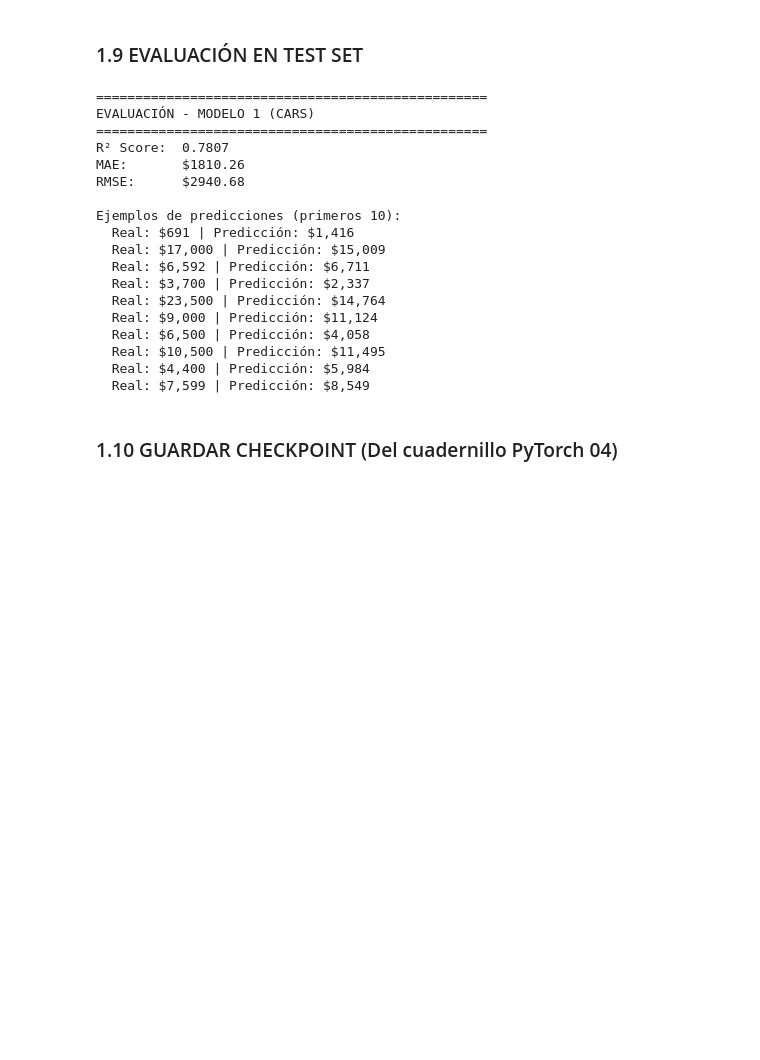
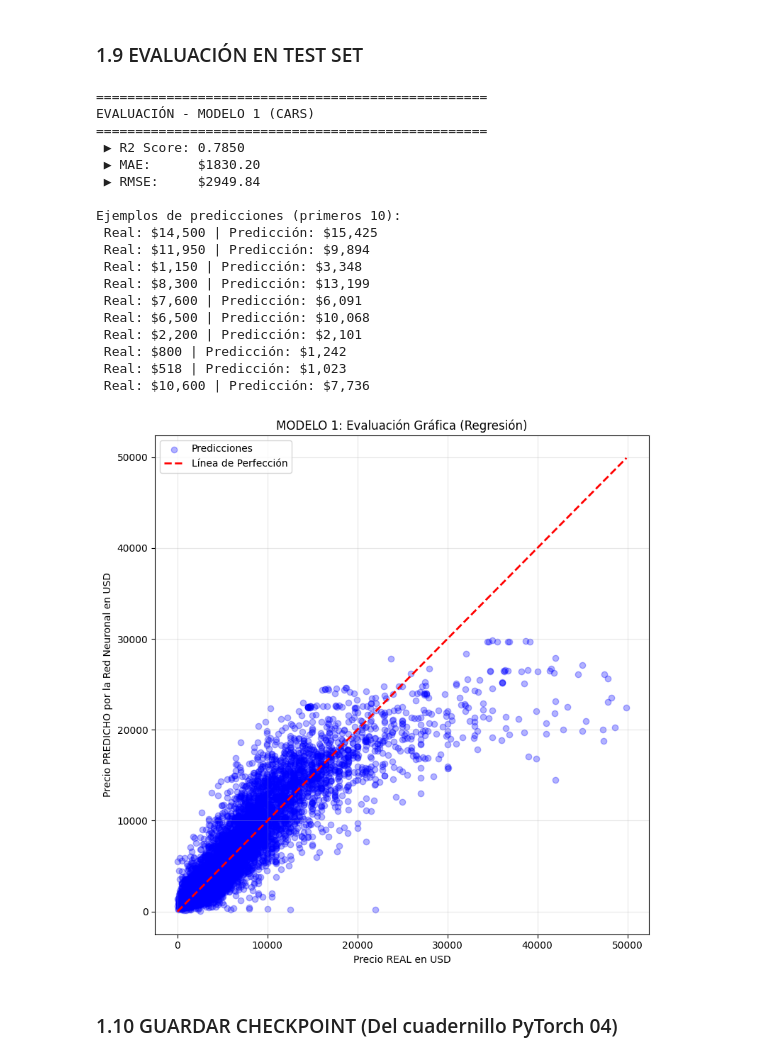
Before and after one commit to NelvaAdalit/-INTELIGENCIA-ARTIFICIAL-I-, a Jupyter notebook: Redes_Neuronales_PyTorch_3_Modelos.ipynb, the cells around one changed output. Cells and saved outputs as stored; diff of their text form; code cells hidden in the pictures; blank space fills up the shorter version.

```diff
--- a/Redes_Neuronales_PyTorch_3_Modelos.ipynb
+++ b/Redes_Neuronales_PyTorch_3_Modelos.ipynb
@@ -527,44 +554,71 @@ Pérdida final:
 # %% [markdown]
 ### 1.9 EVALUACIÓN EN TEST SET
 # %%
-# Predicciones en test set
+# ==========================================
+# 1.9 EVALUACIÓN EN TEST SET
+# ==========================================
+
+# 1. Realizar predicciones en el test set
 model_cars.eval()
 with torch.no_grad():
     y_pred_cars = model_cars(X_test_cars_t).cpu().numpy()
 
-# Métricas
+# 2. Calcular Métricas
+from sklearn.metrics import mean_absolute_error, mean_squared_error, r2_score
+import numpy as np
+
 r2_cars = r2_score(y_test_cars, y_pred_cars)
-mae_cars = np.mean(np.abs(y_test_cars - y_pred_cars.flatten()))
+mae_cars = mean_absolute_error(y_test_cars, y_pred_cars)
 rmse_cars = np.sqrt(mean_squared_error(y_test_cars, y_pred_cars))
 
 print(f"\n{'='*50}")
 print(f"EVALUACIÓN - MODELO 1 (CARS)")
 print(f"{'='*50}")
-print(f"R² Score:  {r2_cars:.4f}")
-print(f"MAE:       ${mae_cars:.2f}")
-print(f"RMSE:      ${rmse_cars:.2f}")
+print(f" ▶ R2 Score: {r2_cars:.4f}")
+print(f" ▶ MAE:      ${mae_cars:.2f}")
+print(f" ▶ RMSE:     ${rmse_cars:.2f}")
+
+# 3. Mostrar Ejemplos de predicciones (primeros 10)
 print(f"\nEjemplos de predicciones (primeros 10):")
 for i in range(min(10, len(y_test_cars))):
-    print(f"  Real: ${y_test_cars[i]:,.0f} | Predicción: ${y_pred_cars[i,0]:,.0f}")
+    print(f" Real: ${y_test_cars[i]:,.0f} | Predicción: ${y_pred_cars[i,0]:,.0f}")
+
+# 4. Gráfica de Predicciones vs Valores Reales (Modelo 1)
+plt.figure(figsize=(8, 8))
+# Graficamos los valores reales vs predichos
+plt.scatter(y_test_cars, y_pred_cars.flatten(), alpha=0.3, color='blue', label='Predicciones')
+
+# Línea ideal (donde la predicción es exactamente igual al valor real)
+max_val = max(y_test_cars.max(), y_pred_cars.max())
+plt.plot([0, max_val], [0, max_val], color='red', linestyle='--', linewidth=2, label='Línea de Perfección')
+
+plt.xlabel('Precio REAL en USD')
+plt.ylabel('Precio PREDICHO por la Red Neuronal en USD')
+plt.title('MODELO 1: Evaluación Gráfica (Regresión)')
+plt.legend()
+plt.grid(True, alpha=0.3)
+plt.tight_layout()
+plt.show()
 # %% [output]
 ==================================================
 EVALUACIÓN - MODELO 1 (CARS)
 ==================================================
-R² Score:  0.7807
-MAE:       $1810.26
-RMSE:      $2940.68
+ ▶ R2 Score: 0.7850
+ ▶ MAE:      $1830.20
+ ▶ RMSE:     $2949.84
 
 Ejemplos de predicciones (primeros 10):
-  Real: $691 | Predicción: $1,416
-  Real: $17,000 | Predicción: $15,009
-  Real: $6,592 | Predicción: $6,711
-  Real: $3,700 | Predicción: $2,337
-  Real: $23,500 | Predicción: $14,764
-  Real: $9,000 | Predicción: $11,124
-  Real: $6,500 | Predicción: $4,058
-  Real: $10,500 | Predicción: $11,495
-  Real: $4,400 | Predicción: $5,984
-  Real: $7,599 | Predicción: $8,549
+ Real: $14,500 | Predicción: $15,425
+ Real: $11,950 | Predicción: $9,894
+ Real: $1,150 | Predicción: $3,348
+ Real: $8,300 | Predicción: $13,199
+ Real: $7,600 | Predicción: $6,091
+ Real: $6,500 | Predicción: $10,068
+ Real: $2,200 | Predicción: $2,101
+ Real: $800 | Predicción: $1,242
+ Real: $518 | Predicción: $1,023
+ Real: $10,600 | Predicción: $7,736
+[figure, added]
 # %% [markdown]
 ### 1.10 GUARDAR CHECKPOINT (Del cuadernillo PyTorch 04)
 # %%
```
Also changed, not shown: parts of 57 cells of this notebook.
